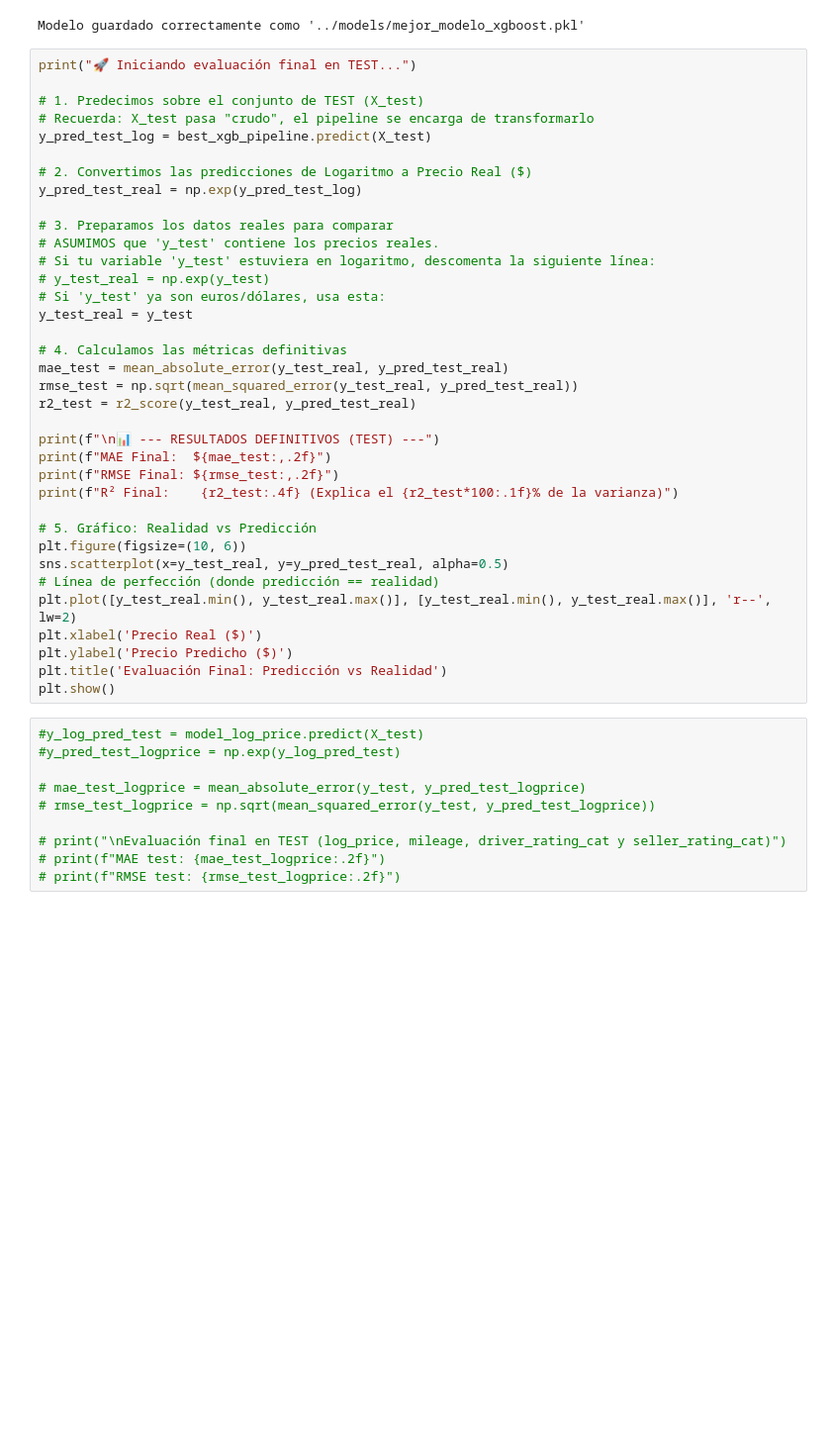
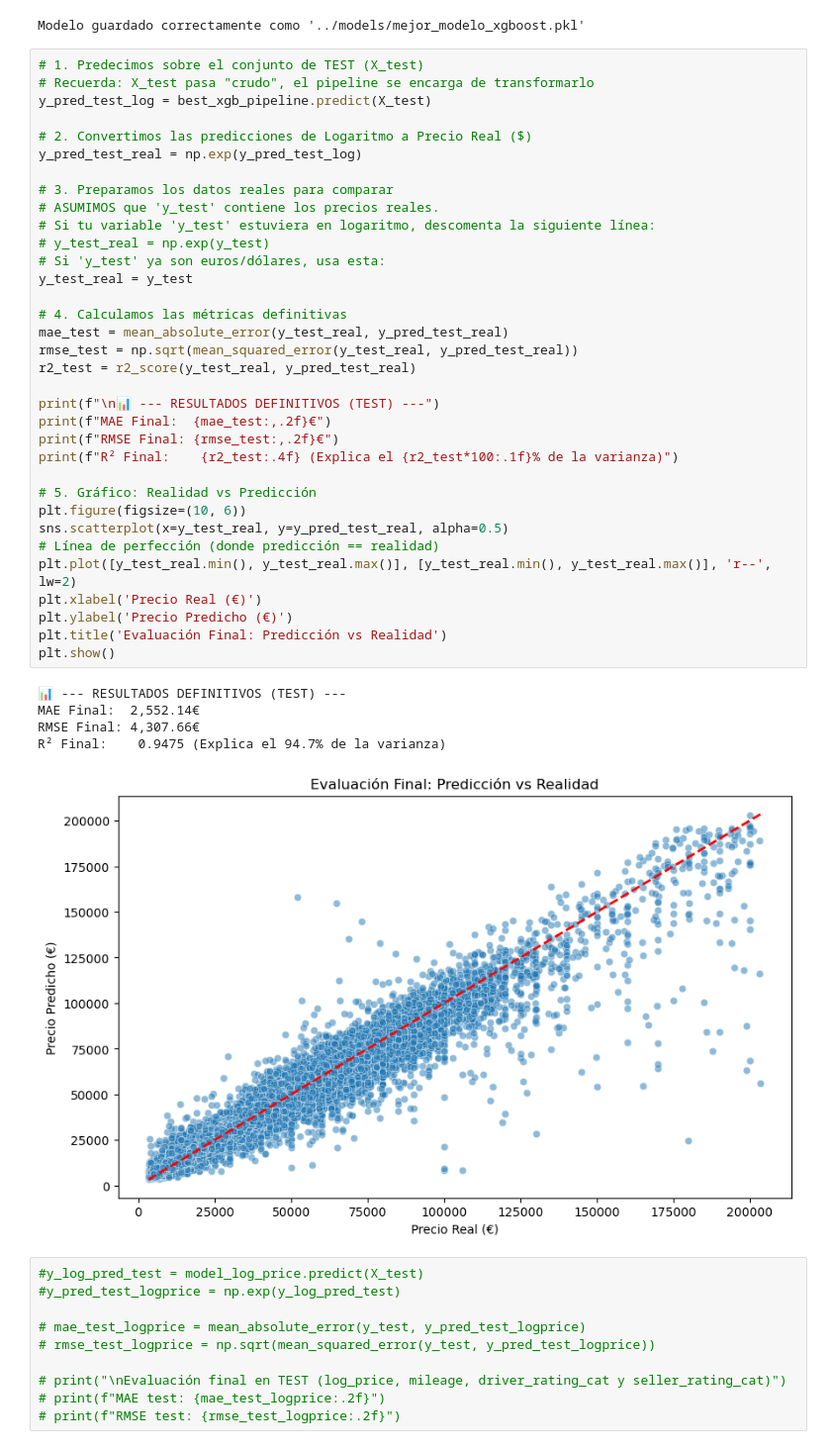
Before and after one commit to krodgall/Machine_Learning_project, a Jupyter notebook: notebooks/06_modelado.ipynb, the cells around one changed output. Shown at 99% size. Cells and saved outputs as stored; diff of their text form; blank space fills up the shorter version.

```diff
--- a/notebooks/06_modelado.ipynb
+++ b/notebooks/06_modelado.ipynb
@@ -677,41 +671,45 @@ print(f"Modelo guardado correctamente como '{nombre_archivo}'")
 # %% [output]
 Modelo guardado correctamente como '../models/mejor_modelo_xgboost.pkl'
 # %%
-print("🚀 Iniciando evaluación final en TEST...")
-
 # 1. Predecimos sobre el conjunto de TEST (X_test)
 # Recuerda: X_test pasa "crudo", el pipeline se encarga de transformarlo
 y_pred_test_log = best_xgb_pipeline.predict(X_test)
 
 # 2. Convertimos las predicciones de Logaritmo a Precio Real ($)
 y_pred_test_real = np.exp(y_pred_test_log)
 
 # 3. Preparamos los datos reales para comparar
 # ASUMIMOS que 'y_test' contiene los precios reales.
 # Si tu variable 'y_test' estuviera en logaritmo, descomenta la siguiente línea:
 # y_test_real = np.exp(y_test)
 # Si 'y_test' ya son euros/dólares, usa esta:
 y_test_real = y_test
 
 # 4. Calculamos las métricas definitivas
 mae_test = mean_absolute_error(y_test_real, y_pred_test_real)
 rmse_test = np.sqrt(mean_squared_error(y_test_real, y_pred_test_real))
 r2_test = r2_score(y_test_real, y_pred_test_real)
 
 print(f"\n📊 --- RESULTADOS DEFINITIVOS (TEST) ---")
-print(f"MAE Final:  ${mae_test:,.2f}")
-print(f"RMSE Final: ${rmse_test:,.2f}")
+print(f"MAE Final:  {mae_test:,.2f}€")
+print(f"RMSE Final: {rmse_test:,.2f}€")
 print(f"R² Final:    {r2_test:.4f} (Explica el {r2_test*100:.1f}% de la varianza)")
 
 # 5. Gráfico: Realidad vs Predicción
 plt.figure(figsize=(10, 6))
 sns.scatterplot(x=y_test_real, y=y_pred_test_real, alpha=0.5)
 # Línea de perfección (donde predicción == realidad)
 plt.plot([y_test_real.min(), y_test_real.max()], [y_test_real.min(), y_test_real.max()], 'r--', lw=2)
-plt.xlabel('Precio Real ($)')
-plt.ylabel('Precio Predicho ($)')
+plt.xlabel('Precio Real (€)')
+plt.ylabel('Precio Predicho (€)')
 plt.title('Evaluación Final: Predicción vs Realidad')
 plt.show()
+# %% [output]
+📊 --- RESULTADOS DEFINITIVOS (TEST) ---
+MAE Final:  2,552.14€
+RMSE Final: 4,307.66€
+R² Final:    0.9475 (Explica el 94.7% de la varianza)
+[figure, added]
 # %%
 #y_log_pred_test = model_log_price.predict(X_test)
 #y_pred_test_logprice = np.exp(y_log_pred_test)
```
Also changed, not shown: parts of 7 cells of this notebook, 1 other file.
